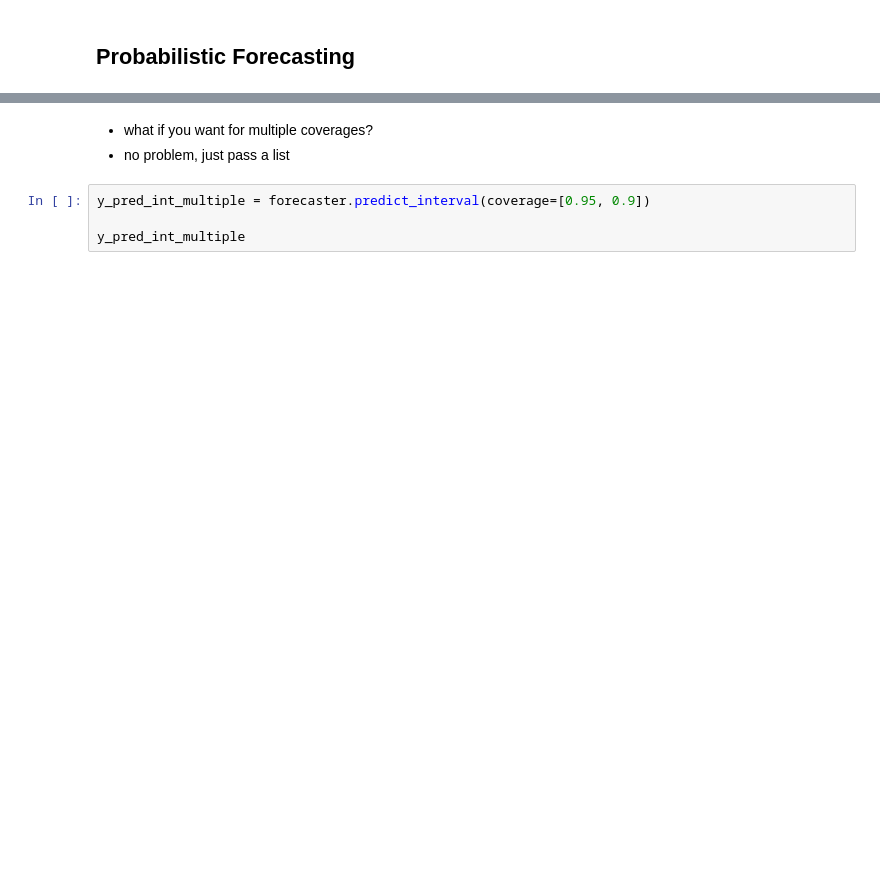
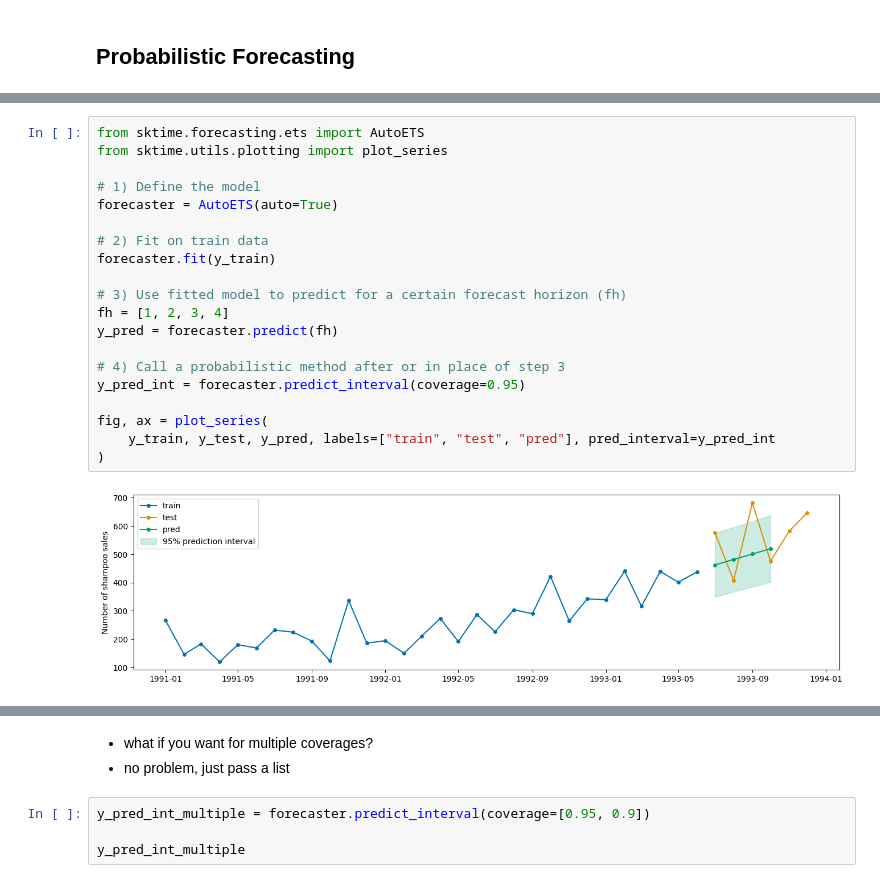
Before and after one commit to sktime/sktime-tutorial-ODSC-Europe-2024, a Jupyter notebook: notebooks/01_forecasting.ipynb, the cells around one changed output, grey strips where cells are left out. Saved outputs shown, nothing was run; the diff lists cells and outputs as text; blank space fills up the shorter version.

```diff
--- a/notebooks/01_forecasting.ipynb
+++ b/notebooks/01_forecasting.ipynb
@@ -384 +410,23 @@ forecaster.forecasters_
+# %%
+from sktime.forecasting.ets import AutoETS
+from sktime.utils.plotting import plot_series
+
+# 1) Define the model
+forecaster = AutoETS(auto=True)
+
+# 2) Fit on train data
+forecaster.fit(y_train)
+
+# 3) Use fitted model to predict for a certain forecast horizon (fh)
+fh = [1, 2, 3, 4]
+y_pred = forecaster.predict(fh)
+
+# 4) Call a probabilistic method after or in place of step 3
+y_pred_int = forecaster.predict_interval(coverage=0.95)
+
+fig, ax = plot_series(
+    y_train, y_test, y_pred, labels=["train", "test", "pred"], pred_interval=y_pred_int
+)
+# %% [output]
+[figure, added]
 # %% [markdown]
```
Also changed, not shown: parts of 41 cells of this notebook.
